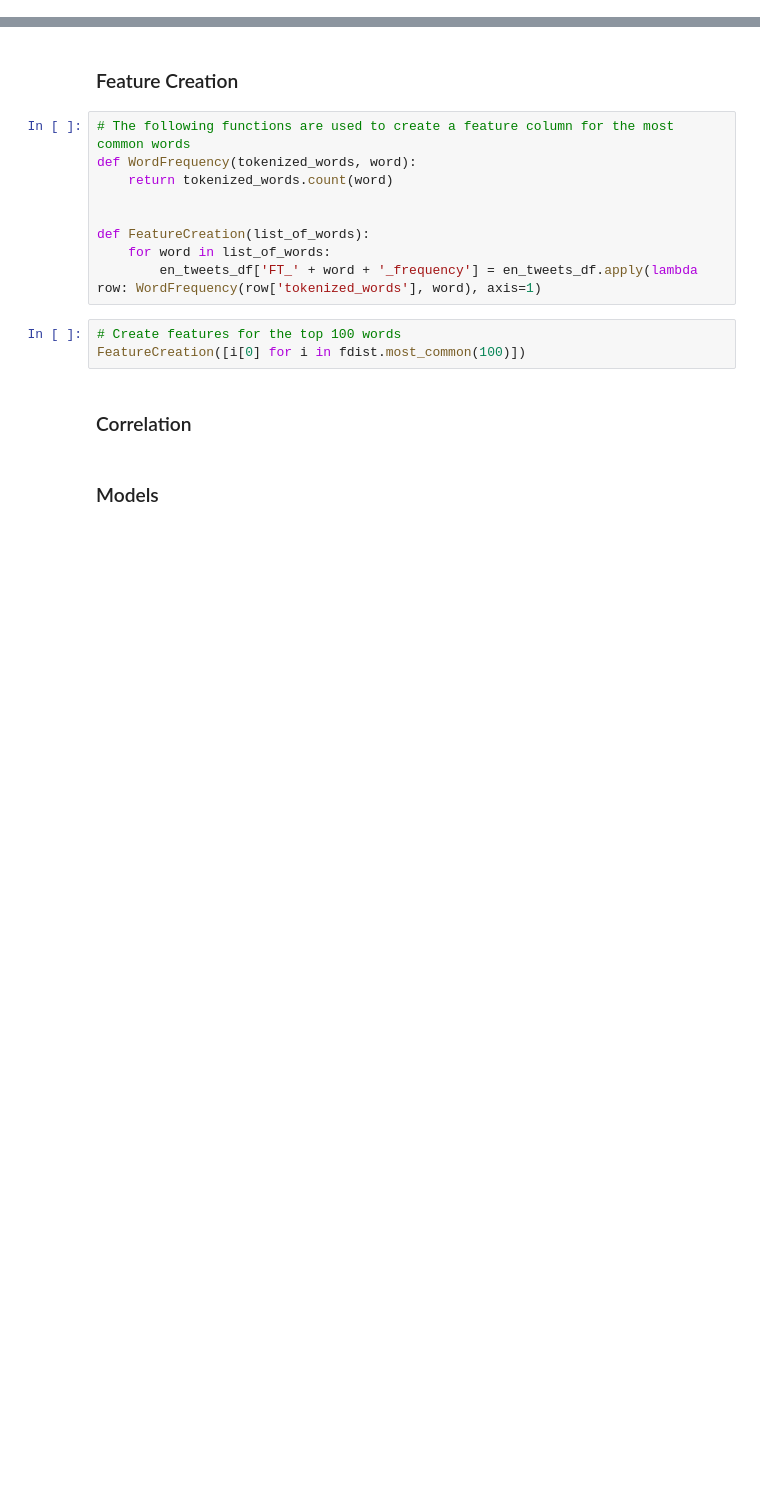
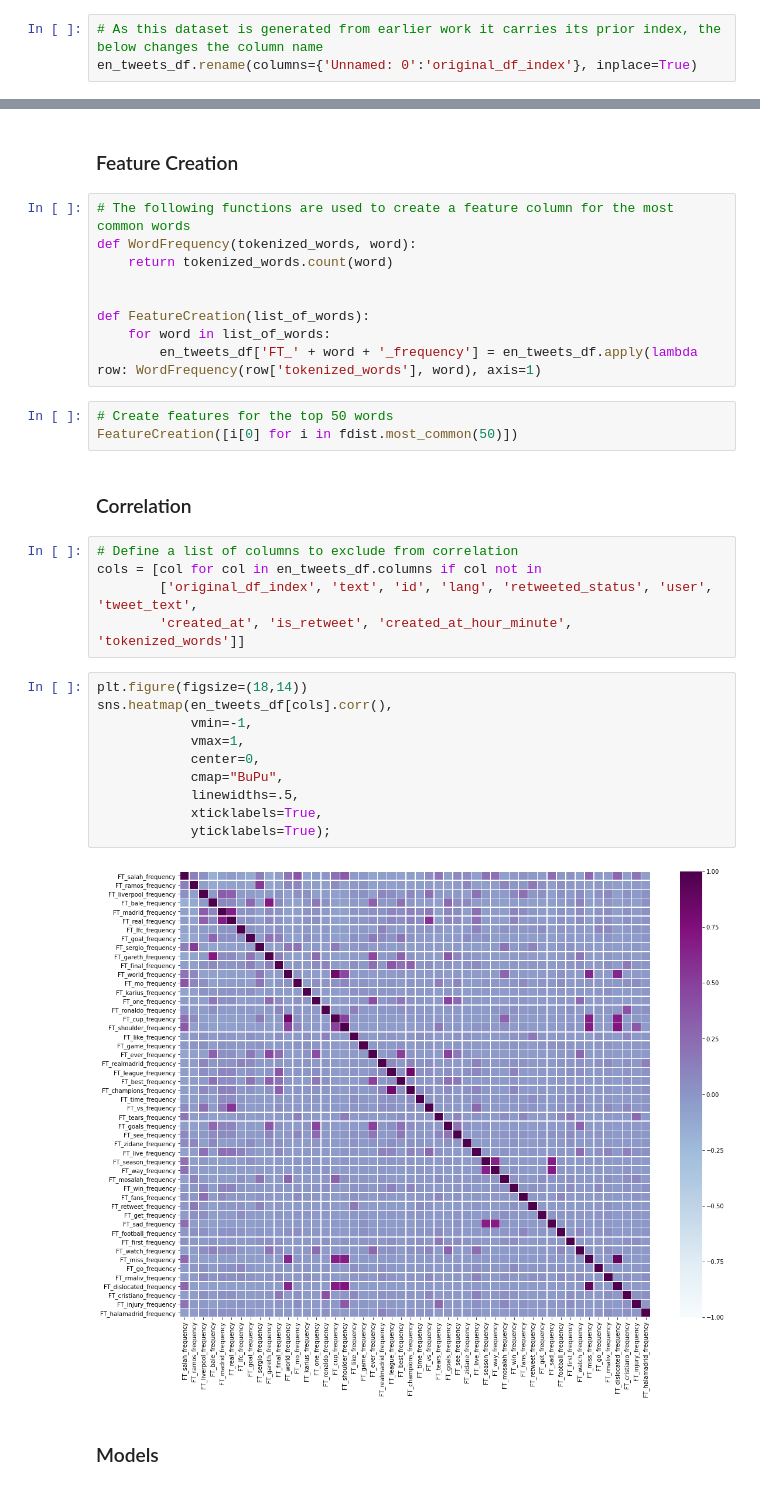
Before and after one commit to jb-0/football-prediction, a Jupyter notebook: nlp-rea-v-liv-2018.ipynb, the cells around one changed output, grey strips where cells are left out. Cells and saved outputs as stored; diff of their text form; blank space fills up the shorter version.

Commit message:
Altered code to create features for top 50 words rather than 100, plotted a correlation heatmap

```diff
--- a/nlp-rea-v-liv-2018.ipynb
+++ b/nlp-rea-v-liv-2018.ipynb
@@ -25,3 +16,6 @@ en_tweets_df.head()
+# %%
+# As this dataset is generated from earlier work it carries its prior index, the below changes the column name
+en_tweets_df.rename(columns={'Unnamed: 0':'original_df_index'}, inplace=True)
 # %%
 # Import NLTK libraries
 import nltk
@@ -116,10 +110,27 @@ def FeatureCreation(list_of_words):
     for word in list_of_words:
         en_tweets_df['FT_' + word + '_frequency'] = en_tweets_df.apply(lambda row: WordFrequency(row['tokenized_words'], word), axis=1)
 # %%
-# Create features for the top 100 words
-FeatureCreation([i[0] for i in fdist.most_common(100)])
+# Create features for the top 50 words
+FeatureCreation([i[0] for i in fdist.most_common(50)])
 # %% [markdown]
 ### Correlation
+# %%
+# Define a list of columns to exclude from correlation
+cols = [col for col in en_tweets_df.columns if col not in
+        ['original_df_index', 'text', 'id', 'lang', 'retweeted_status', 'user', 'tweet_text',
+        'created_at', 'is_retweet', 'created_at_hour_minute', 'tokenized_words']]
+# %%
+plt.figure(figsize=(18,14))
+sns.heatmap(en_tweets_df[cols].corr(),
+            vmin=-1,
+            vmax=1,
+            center=0,
+            cmap="BuPu",
+            linewidths=.5,
+            xticklabels=True,
+            yticklabels=True);
+# %% [output]
+[figure, added]
 # %% [markdown]
 ### Models <a class="anchor" id="most-common-words-models"></a>
 # %% [markdown]
```
Also changed, not shown: parts of 2 cells of this notebook.
